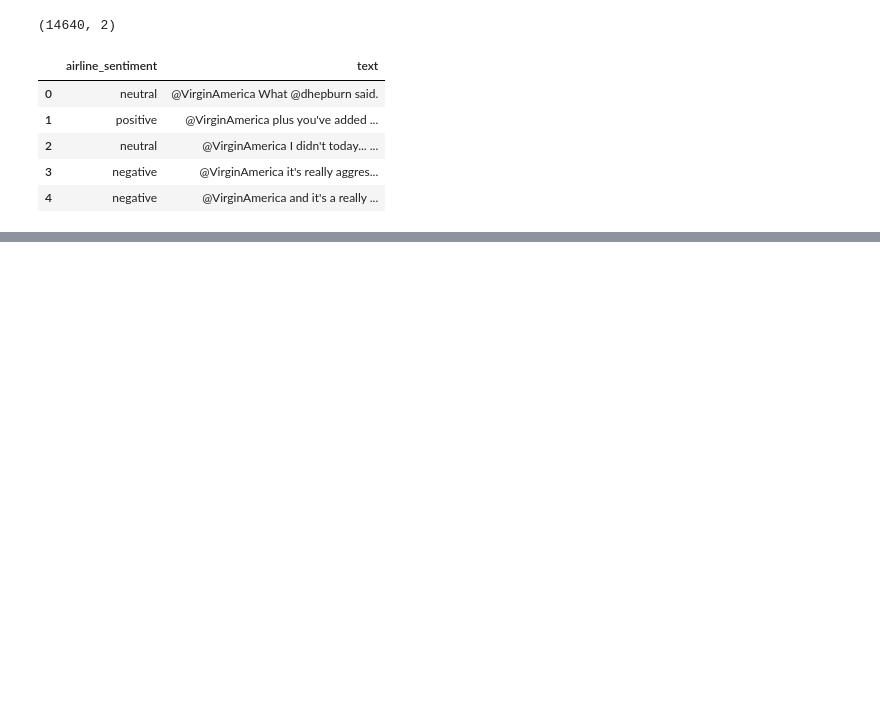
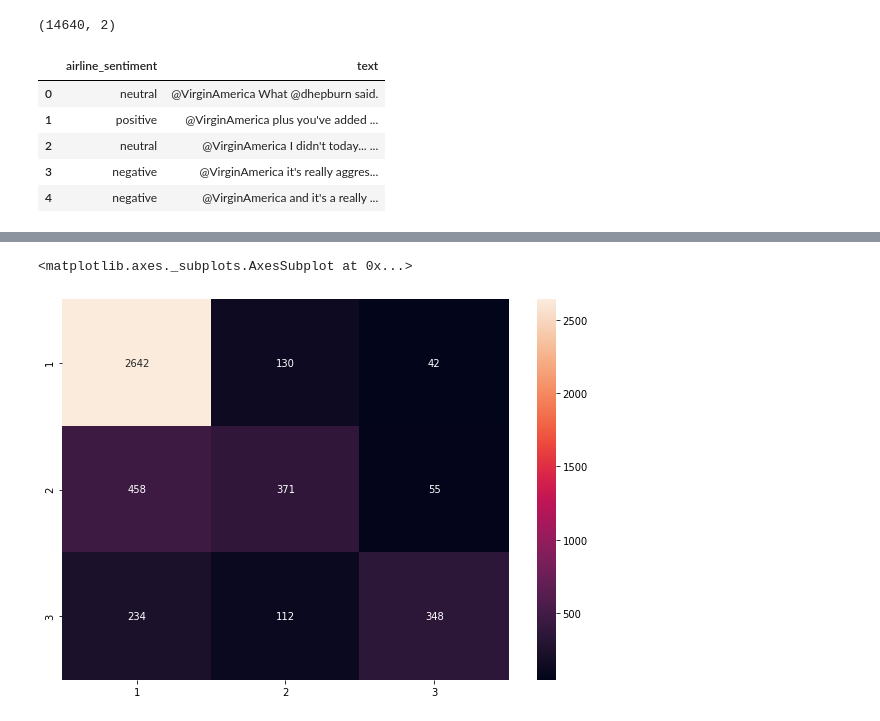
Before and after one commit to GreatLearningAIML1/gl-pgp-aiml-uta-intl-mar20-veenaneshwari, a Jupyter notebook: September18/Twitter.ipynb, the cells around one changed output, grey strips where cells are left out. Cells and saved outputs as stored; diff of their text form; code cells hidden in the pictures; blank space fills up the shorter version.

```diff
--- a/September18/Twitter.ipynb
+++ b/September18/Twitter.ipynb
@@ -37,0 +211,13 @@ Data.head(5)
+# %%
+from sklearn.ensemble import RandomForestClassifier
+from sklearn.model_selection import cross_val_score
+
+import numpy as np
+
+forest = RandomForestClassifier(n_estimators=10, n_jobs=4)
+
+forest = forest.fit(X_train, y_train)
+
+print(forest)
+
+print(np.mean(cross_val_score(forest, data_features, labels, cv=10)))
@@ -37,0 +234,16 @@ Data.head(5)
+# %%
+result = forest.predict(X_test)
+# %%
+import matplotlib.pyplot as plt
+import seaborn as sns
+from sklearn.metrics import confusion_matrix
+
+conf_mat = confusion_matrix(y_test, result)
+
+df_cm = pd.DataFrame(conf_mat, index = [i for i in "123"],
+                  columns = [i for i in "123"])
+plt.figure(figsize = (10,7))
+sns.heatmap(df_cm, annot=True, fmt='g')
+# %% [output]
+<matplotlib.axes._subplots.AxesSubplot at 0x...>
+[figure, added]
```
Also changed, not shown: parts of 19 cells of this notebook.
